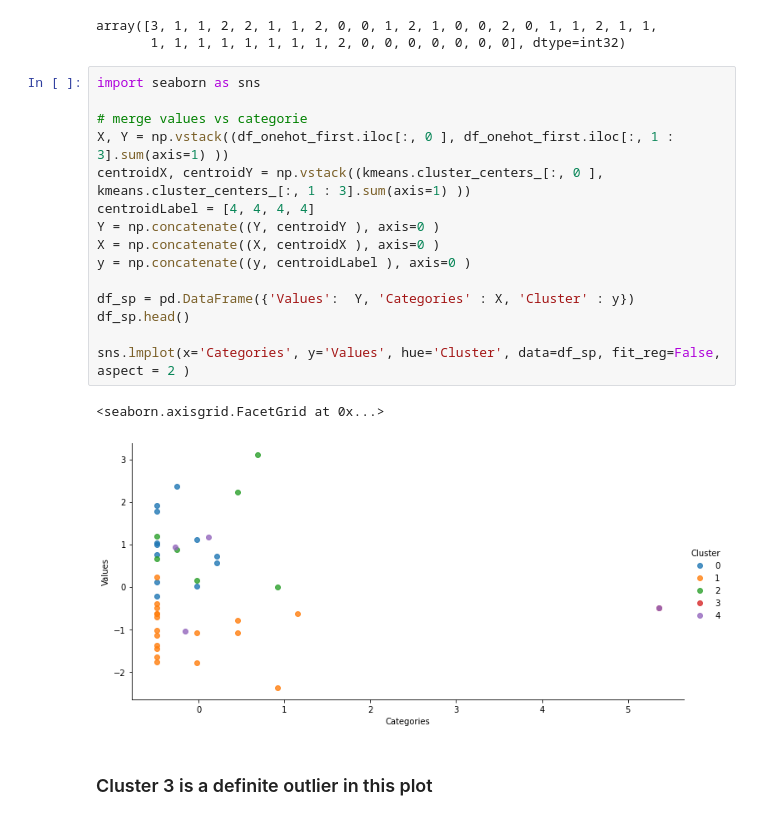
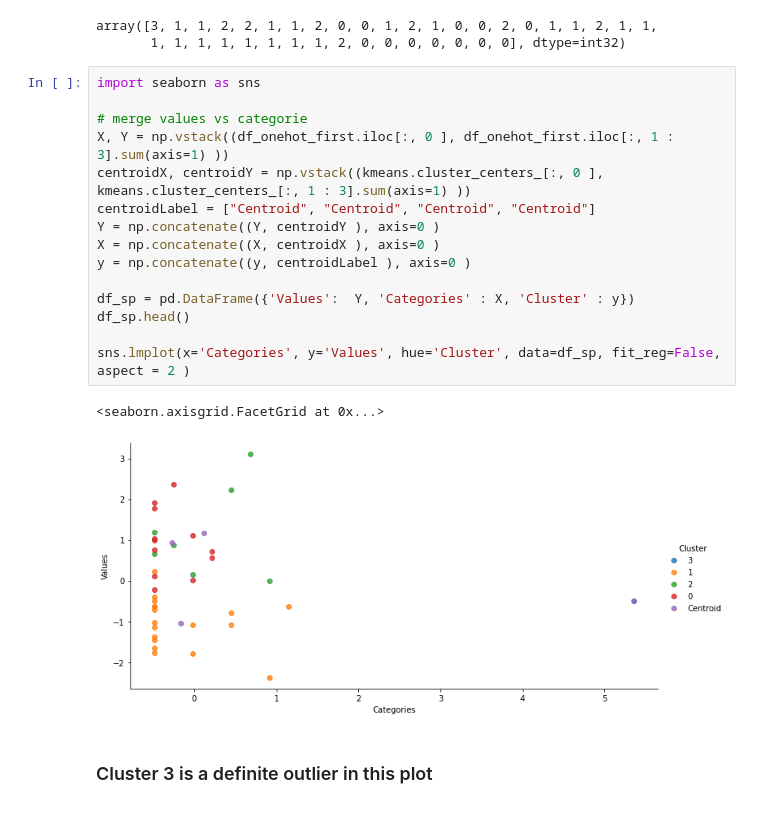
Before and after one commit to ToccataN/Cousera_MLCapstone, a Jupyter notebook: Visualize_FARGO_ND.ipynb, the cells around one changed output. Cells and saved outputs as stored; diff of their text form.

```diff
--- a/Visualize_FARGO_ND.ipynb
+++ b/Visualize_FARGO_ND.ipynb
@@ -690,20 +690,20 @@ array([3, 1, 1, 2, 2, 1, 1, 2, 0, 0, 1, 2, 1, 0, 0, 2, 0, 1, 1, 2, 1, 1,
 # %%
 import seaborn as sns
 
 # merge values vs categorie
 X, Y = np.vstack((df_onehot_first.iloc[:, 0 ], df_onehot_first.iloc[:, 1 : 3].sum(axis=1) ))
 centroidX, centroidY = np.vstack((kmeans.cluster_centers_[:, 0 ], kmeans.cluster_centers_[:, 1 : 3].sum(axis=1) ))
-centroidLabel = [4, 4, 4, 4]
+centroidLabel = ["Centroid", "Centroid", "Centroid", "Centroid"]
 Y = np.concatenate((Y, centroidY ), axis=0 )
 X = np.concatenate((X, centroidX ), axis=0 )
 y = np.concatenate((y, centroidLabel ), axis=0 )
 
 df_sp = pd.DataFrame({'Values':  Y, 'Categories' : X, 'Cluster' : y})
 df_sp.head()
 
 sns.lmplot(x='Categories', y='Values', hue='Cluster', data=df_sp, fit_reg=False, aspect = 2 )
 # %% [output]
 <seaborn.axisgrid.FacetGrid at 0x...>
-[figure, old version]
+[figure, new version]
 # %% [markdown]
 ### Cluster 3 is a definite outlier in this plot
```
